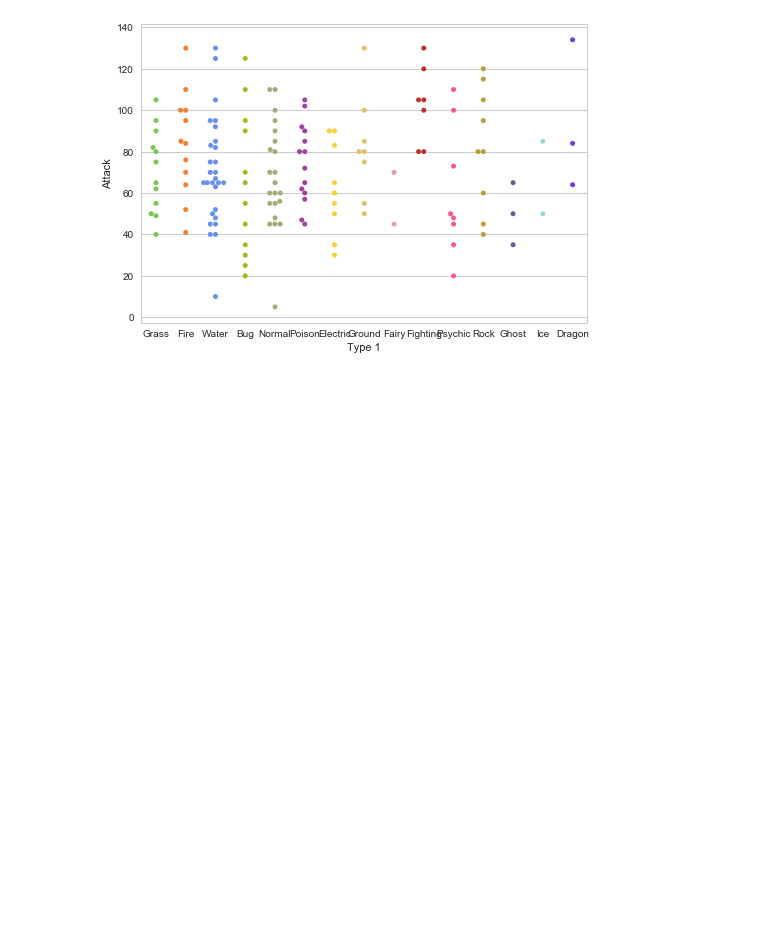
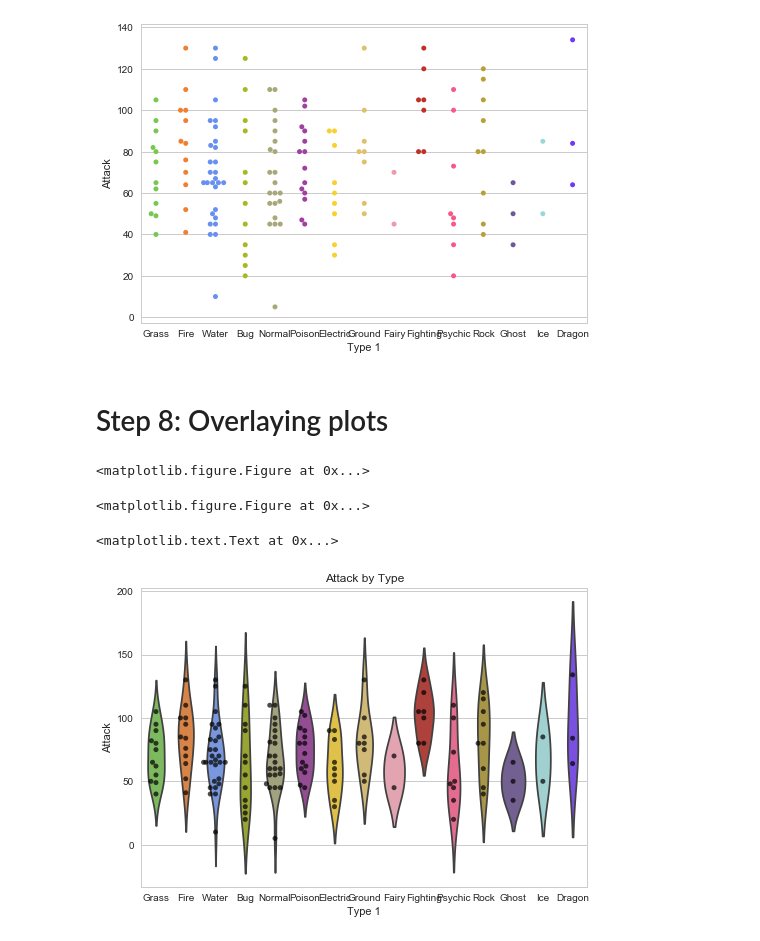
Before and after one commit to kbrook10/python_seaborn_tutorial, a Jupyter notebook: Python Seaborn Tutorial - EliteDataScience.ipynb, the cells around one changed output. Saved outputs shown, nothing was run; the diff lists cells and outputs as text; code cells hidden in the pictures; blank space fills up the shorter version.

```diff
--- a/Python Seaborn Tutorial - EliteDataScience.ipynb
+++ b/Python Seaborn Tutorial - EliteDataScience.ipynb
@@ -125,3 +125,21 @@ sns.swarmplot(x='Type 1', y='Attack', data=df, palette=pkmn_type_colors)
 # %% [output]
 <matplotlib.axes._subplots.AxesSubplot at 0x...>
 [figure]
+# %% [markdown]
+# Step 8: Overlaying plots
+# %%
+# Adjust the size of the figure using the function figure() and figsize attribute in Matplotlib
+plt.figure(figsize=(10,6))
+# %% [output]
+<matplotlib.figure.Figure at 0x...>
+<matplotlib.figure.Figure at 0x...>
+# %%
+# Create Overlaying plots of violin and swarm plots
+sns.violinplot(x='Type 1', y='Attack', data=df, inner=None, palette=pkmn_type_colors)
+sns.swarmplot(x='Type 1', y='Attack', data=df, color='k', alpha=0.7)
+
+# Create title for the plot
+plt.title('Attack by Type')
+# %% [output]
+<matplotlib.text.Text at 0x...>
+[figure, added]
```
Also changed, not shown: parts of 4 cells of this notebook.
